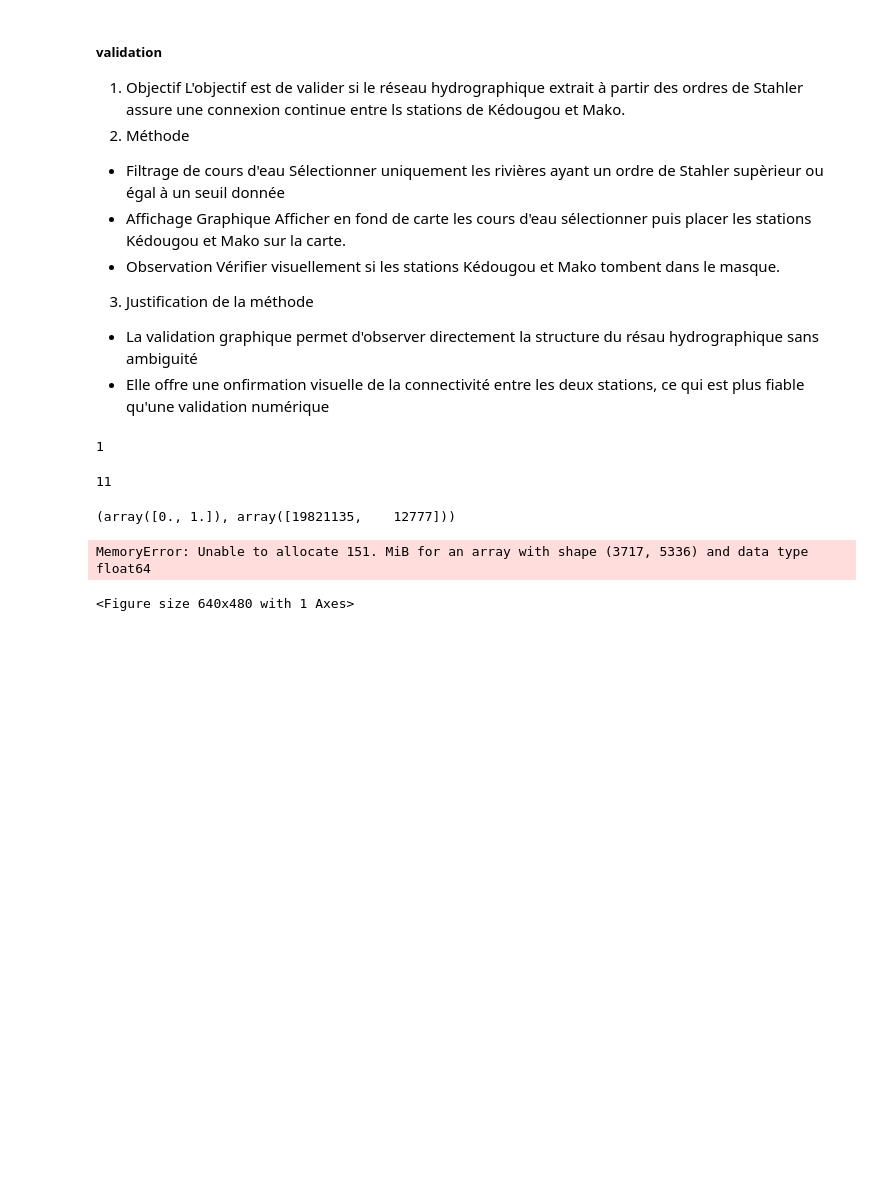
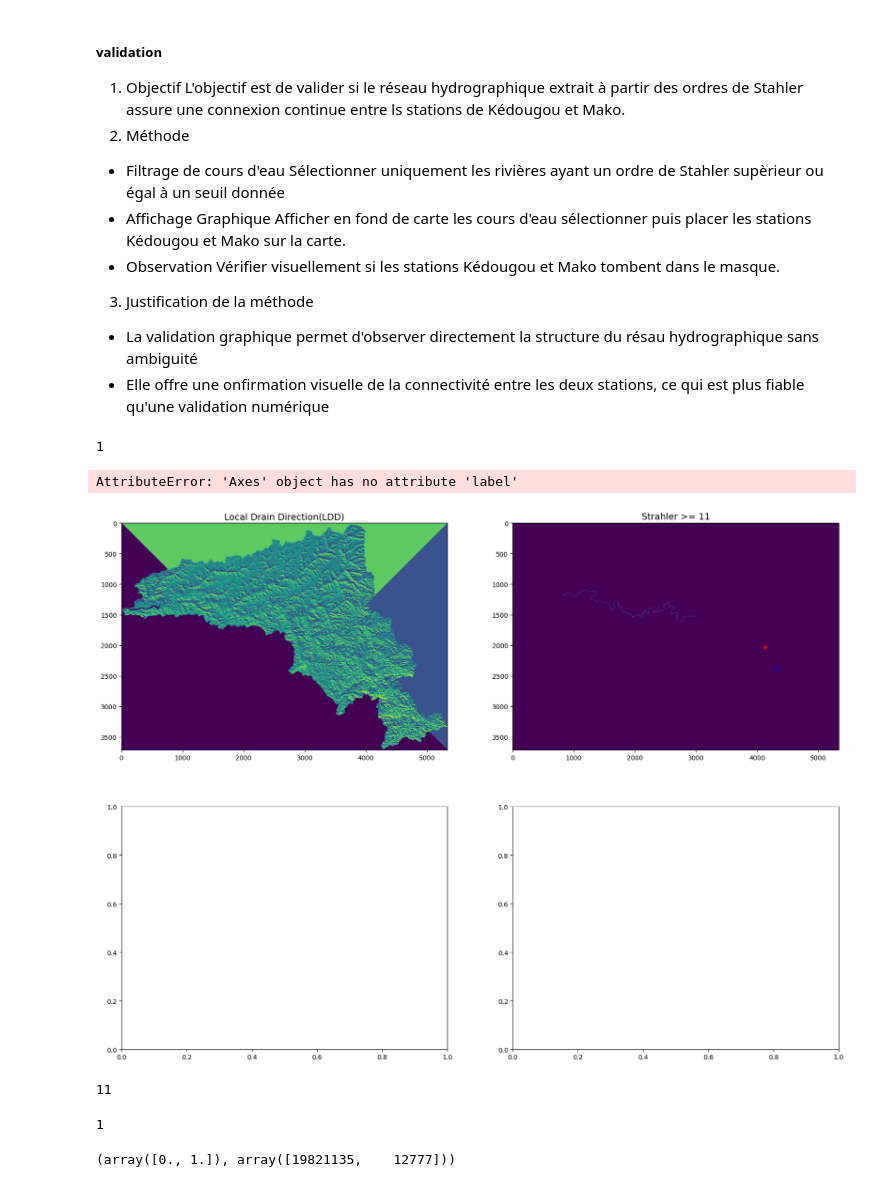
Before and after one commit to lamineniang10/hydrologie, a Jupyter notebook: simulation_inondation_bassin_gambie.ipynb, the cells around one changed output. Saved outputs shown, nothing was run; the diff lists cells and outputs as text; code cells hidden in the pictures; blank space fills up the shorter version.

```diff
--- a/simulation_inondation_bassin_gambie.ipynb
+++ b/simulation_inondation_bassin_gambie.ipynb
@@ -400,12 +439,12 @@ Vérifier visuellement si les stations Kédougou et Mako tombent dans le masque.
 * Elle offre une onfirmation visuelle de la connectivité entre les deux stations, ce qui est plus fiable qu'une validation numérique
 # %%
 #définition d'une fonction de conversion des coordonnées géographiques en indice de pixel ou inversement
-def geoToPixel(x, y, geotransform, inverse=False):
+def geoToPixel(lon, lat, geotransform, inverse=False):
     # D'abord on va convertir les coordonnées géographiques en coordonnées projetées
-    def gps_to_utm(x, y): #fonction pour convertir les coordonnées géographiques en coordonnées projetées
+    def gps_to_utm(lon, lat): #fonction pour convertir les coordonnées géographiques en coordonnées projetées
         transformer_wgs = Transformer.from_crs("EPSG:4326", "EPSG:32628", always_xy=True)
 
-        x_proj, y_proj = transformer_wgs.transform(x, y)
+        x_proj, y_proj = transformer_wgs.transform(lon, lat)
         return [x_proj, y_proj]
 
 
@@ -422,7 +461,7 @@ def geoToPixel(x, y, geotransform, inverse=False):
 
         """si inverse est False, x et y sont en coordonnées pixel, donc on les converties en coordonnées projetées
         après reprojection"""
-        x_utm, y_utm = gps_to_utm(x, y)
+        x_utm, y_utm = gps_to_utm(lon, lat)
         #print("Convertir Géo a Pixel")
         xcoord = int((x_utm - geotransform[0]) / geotransform[1])
         ycoord = int((y_utm - geotransform[3]) / geotransform[5])
@@ -500,18 +526,24 @@ def visualization_ldd_and_strahlers(ldd_numpy, strahler_calibrated, strahlers_co
 # %%
-# Visualisation
-ldd_numpy = pcr_to_numpy(ldd) # convertir le LDD en tableau numpy
+# paramètres
+ldd_numpy = pcr_to_numpy(ldd, np.nan) # convertir le LDD en tableau numpy
 orders = stream_delineation(ldd) # Ordre de strahler, ordre maximum 11
-orders_numpy = pcr_to_numpy(orders)
-strahler_order_threshold = 8 # doit être calibré, ne peut pas être fait automatiquement
-strahler_order_8 = orders >= 8 # Capturer tous les ordres >= 8
-strahler_order_8_numpy = pcr_to_numpy(strahler_order_8_numpy)
-geotransform = gdal.Open('Data/Aligned_rasters/mnt_aligned.tif').GetGeoTransform()
-kedougou = geoToPixel(-12.1833, 12.55, geotransform) # Coordonnées en pixel de la station de Kédougou
-mako = geoToPixel(-12.35, 12.8667, geotransform) # Coordonnée en pixel de la station de Mako
-visualization_ldd_and_strahlers(ldd_numpy=ldd_numpy,
-                                strahler_calibrated=strahler_order_8_numpy,
-                                strahlers_complete=orders,
-                                kedougou_coords=kedougou,
-                                mako_coords=mako,
-                                threshold=8)
+orders_numpy = pcr_to_numpy(orders, np.nan)
+# %%
+strahler_order_threshold = 11 # doit être calibré, ne peut pas être fait automatiquement
+strahler_order_8 = orders >= strahler_order_threshold # Capturer les cours d'eau avec un ordre >= 8
+strahler_order_8_numpy = pcr_to_numpy(strahler_order_8, np.nan)
+geotransform = gdal.Open('Data/Aligned_rasters/mnt_aligned.tif').GetGeoTransform()
+kedougou = geoToPixel(-12.1833, 12.55, geotransform) # Coordonnées en pixel de la station de Kédougou
+mako = geoToPixel(-12.35, 12.8667, geotransform) # Coordonnée en pixel de la station de Mako
+# %%
+# Visualisation
+visualization_ldd_and_strahlers(ldd_numpy=ldd_numpy,
+                                strahler_calibrated_numpy=strahler_order_8_numpy,
+                                strahlers_complete_numpy=orders_numpy,
+                                kedougou_coords=kedougou,
+                                mako_coords=mako,
+                                threshold=strahler_order_threshold)
+# %% [output]
+AttributeError: 'Axes' object has no attribute 'label'
+[figure, added]
 # %%
@@ -522,16 +550,7 @@ for order in range(order_max, 0, -1):
 # %% [output]
 11
 # %%
-def pcrasterNumpy(dataset):
-    pcr.report(dataset, 'tmp.map')
-    dataset = pcr.readmap('tmp.map')
-    rows = pcr.clone().nrRows()
-    cols = pcr.clone().nrCols()
-    dataset_array = np.zeros((rows, cols))
-    for row in range(rows):
-        for col in range(cols):
-            dataset_array[row, col] = pcr.cellvalue(dataset, row + 1, col + 1)[0]
-    return dataset_array
-#array = pcrasterNumpy(ldd)
-#array
+pcr.cellvalue(orders, kedougou[1], kedougou[0])[0]
+# %% [output]
+1
 # %%
@@ -542,16 +559,3 @@ values, counts
 # %%
 ordre_11 = strahlers == 8
 array = pcrasterNumpy(ordre_11)
-# %%
-
-plt.imshow(array, cmap='viridis', alpha=0.9, origin="upper")
-plt.scatter(kedoudou_x_in_pixel, kedougou_y_in_pixel, c='red', label='Kedougou sur l"ordre 11', marker='x')
-plt.scatter(mako_x_in_pixel, mako_y_in_pixel, c='red', label='Mako sur l"ordre 8', marker='*')
-plt.plot([kedoudou_x_in_pixel, mako_x_in_pixel], [kedougou_y_in_pixel, mako_y_in_pixel], color='black',
-        linestyle='--', label='Ligne Kédougou-Mako')
-plt.legend()
-plt.title("Validation visuelle avec Kédougou et Mako")
-plt.show()
-# %% [output]
-MemoryError: Unable to allocate 151. MiB for an array with shape (3717, 5336) and data type float64
-<Figure size 640x480 with 1 Axes>
```
Also changed, not shown: parts of 17 cells of this notebook.
